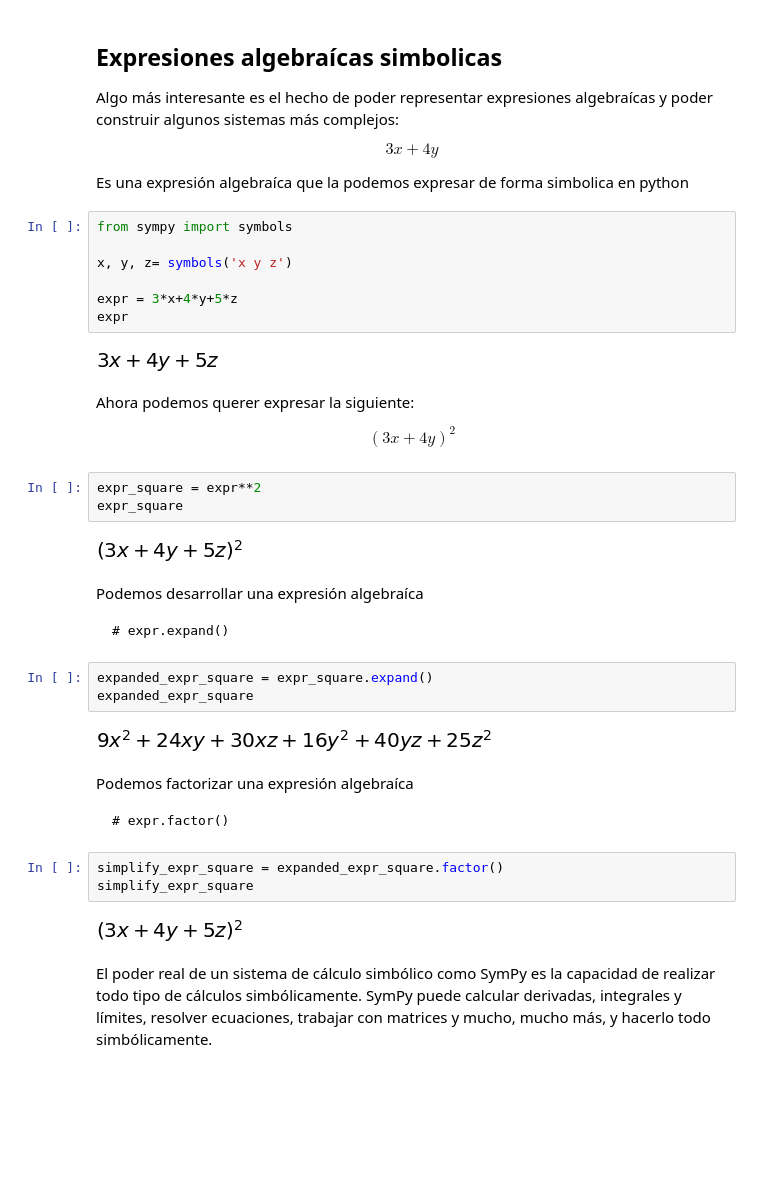
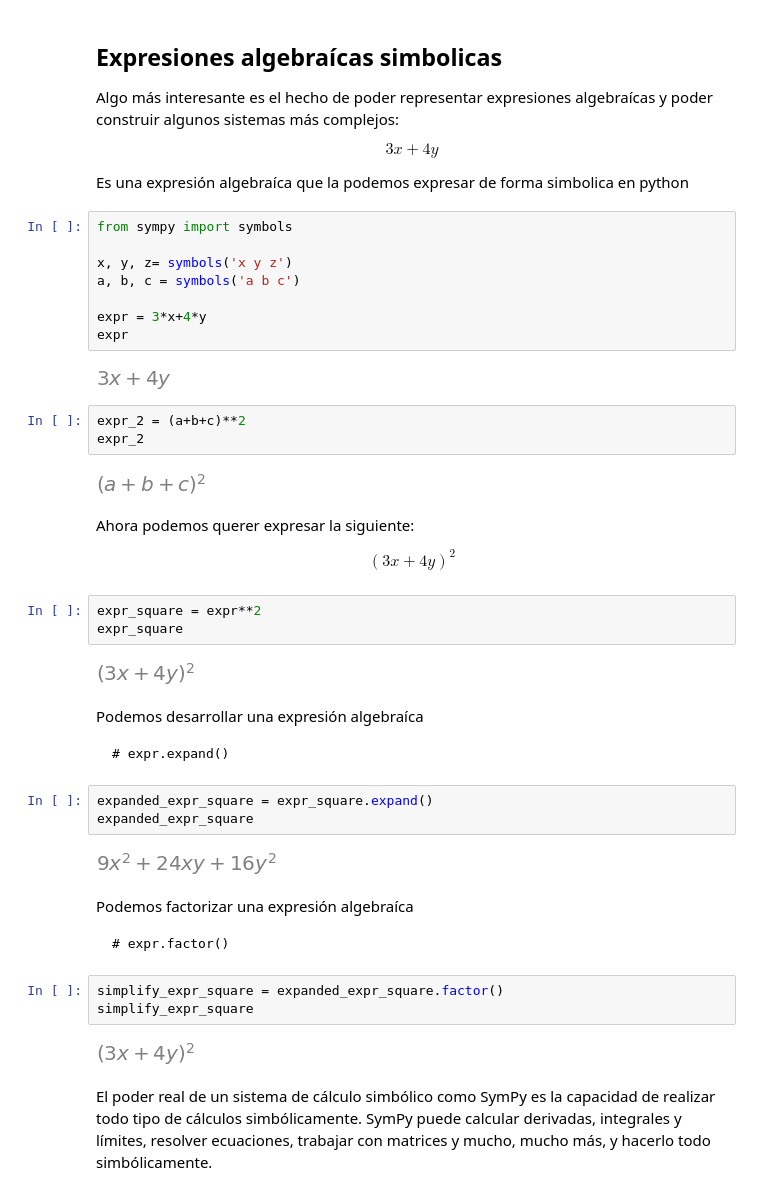
Before and after one commit to giovannilopez9808/Taller_python_ene2021, a Jupyter notebook: Sesiones/EDO_simbólicas.ipynb, the cells around one changed output. Drawn from its saved outputs; the diff is of its cells as text; blank space fills up the shorter version.

```diff
--- a/Sesiones/EDO_simbólicas.ipynb
+++ b/Sesiones/EDO_simbólicas.ipynb
@@ -45,12 +45,18 @@ Es una expresión algebraíca que la podemos expresar de forma simbolica en pyth
 # %%
 from sympy import symbols
 
 x, y, z= symbols('x y z')
+a, b, c = symbols('a b c')
 
-expr = 3*x+4*y+5*z
+expr = 3*x+4*y
 expr
 # %% [output]
-[figure, old version]
+[figure, new version]
+# %%
+expr_2 = (a+b+c)**2
+expr_2
+# %% [output]
+[figure, added]
 # %% [markdown]
 Ahora podemos querer expresar la siguiente:
 
@@ -59,7 +65,7 @@ $$ (3x+4y)^{2} $$
 expr_square = expr**2
 expr_square
 # %% [output]
-[figure, old version]
+[figure, new version]
 # %% [markdown]
 Podemos desarrollar una expresión algebraíca
 
@@ -71,7 +77,7 @@ Podemos desarrollar una expresión algebraíca
 expanded_expr_square = expr_square.expand()
 expanded_expr_square
 # %% [output]
-[figure, old version]
+[figure, new version]
 # %% [markdown]
 Podemos factorizar una expresión algebraíca
 
@@ -83,7 +89,7 @@ Podemos factorizar una expresión algebraíca
 simplify_expr_square = expanded_expr_square.factor()
 simplify_expr_square
 # %% [output]
-[figure, old version]
+[figure, new version]
 # %% [markdown]
 El poder real de un sistema de cálculo simbólico como SymPy es la capacidad de realizar todo tipo de cálculos simbólicamente. SymPy puede calcular derivadas, integrales y límites, resolver ecuaciones, trabajar con matrices y mucho, mucho más, y hacerlo todo simbólicamente.
 # %%
```
Also changed, not shown: parts of 41 cells of this notebook.
